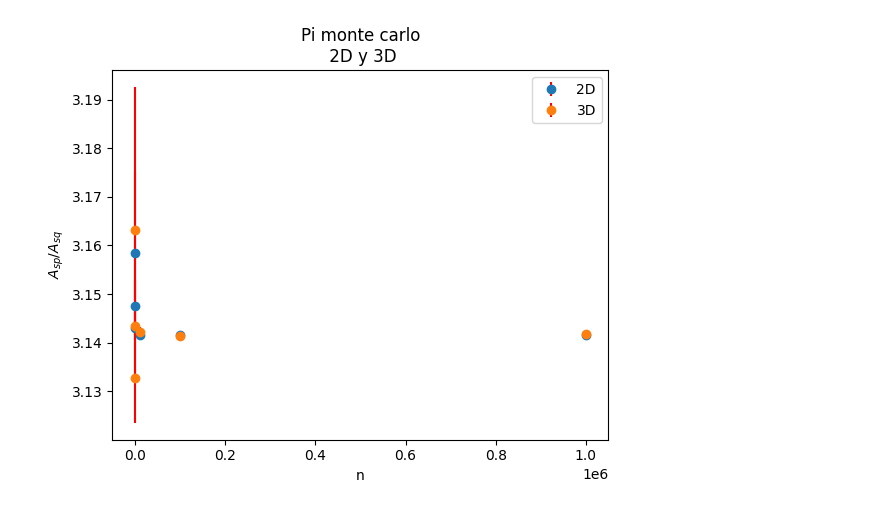
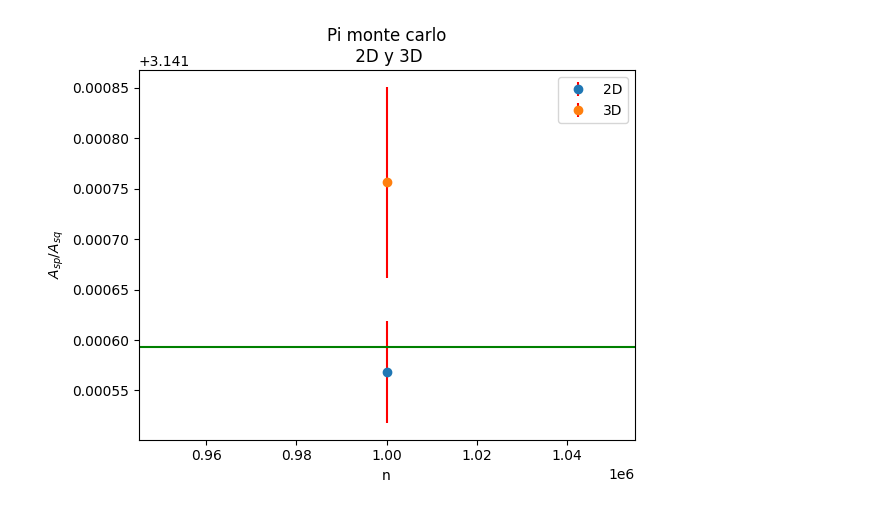
Before and after one commit to SoyAgustin/QF-Path-Integral, a Jupyter notebook: Notebooks_Py/pi_graph.ipynb, the cells around one changed output. Saved outputs shown, nothing was run; the diff lists cells and outputs as text; code cells hidden in the pictures.

```diff
--- a/Notebooks_Py/pi_graph.ipynb
+++ b/Notebooks_Py/pi_graph.ipynb
@@ -5,17 +5,18 @@ import matplotlib.pyplot as plt
 # %%
 df2=pd.read_csv("Datos/pi_2d.csv")
 df3=pd.read_csv("Datos/pi_3d.csv")
 
-i=0
+i=5
 df2=df2.iloc[i:,:]
 df3=df3.iloc[i:,:]
 
 plt.title("Pi monte carlo\n 2D y 3D")
 plt.errorbar(df2["n"],df2["pi"],yerr=df2["error"],marker="o",ls="",ecolor="red",label="2D")
 plt.errorbar(df3["n"],df3["pi"],yerr=df3["error"],marker="o",ls="",ecolor="red",label="3D")
 plt.xlabel("n")
 plt.ylabel("$A_{sp}$/$A_{sq}$")
+plt.axhline(3.141592653589793238462,color="green") #linea horizontal en x=pi
 plt.legend()
 plt.show()
 # %% [output]
-[figure, old version]
+[figure, new version]
```
Also changed, not shown: 1 other file.
